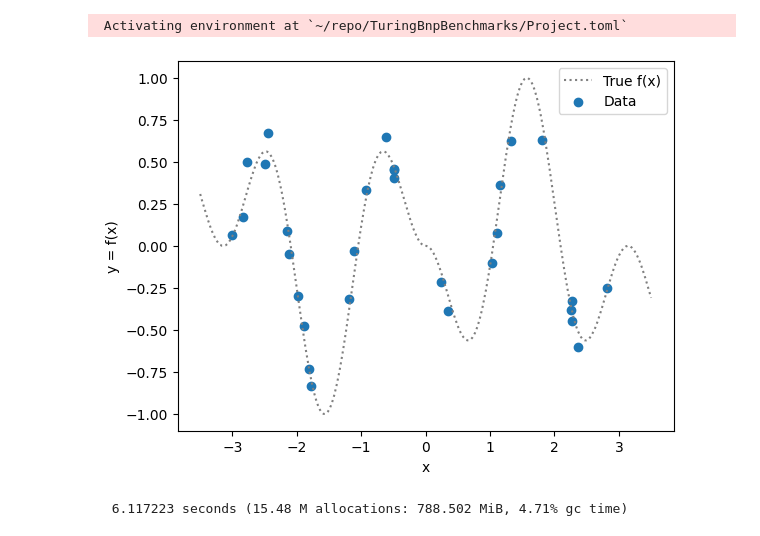
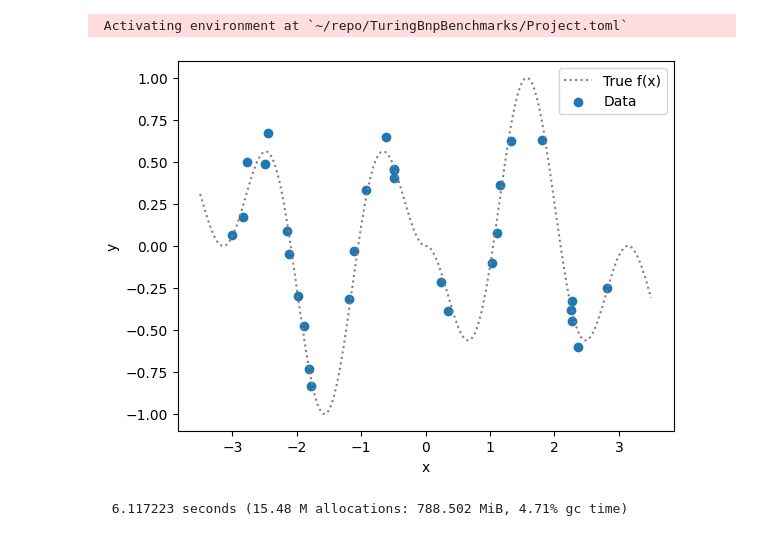
Before and after one commit to luiarthur/TuringBnpBenchmarks, a Jupyter notebook: src/gp/notebooks/gp_turing.ipynb, the cells around one changed output. Drawn from its saved outputs; the diff is of its cells as text; code cells hidden in the pictures.

```diff
--- a/src/gp/notebooks/gp_turing.ipynb
+++ b/src/gp/notebooks/gp_turing.ipynb
@@ -82,12 +82,12 @@ N = size(X, 1);
 # %%
 # Plot data
 plt.scatter(vec(X), y, label="Data")
 plt.plot(x_grid, f, c="grey", ls=":", label="True f(x)")
 plt.xlabel("x")
-plt.ylabel("y = f(x)")
+plt.ylabel("y")
 plt.legend();
 # %% [output]
-[figure, old version]
+[figure, new version]
 # %%
 # Create model.
 m = begin
```
